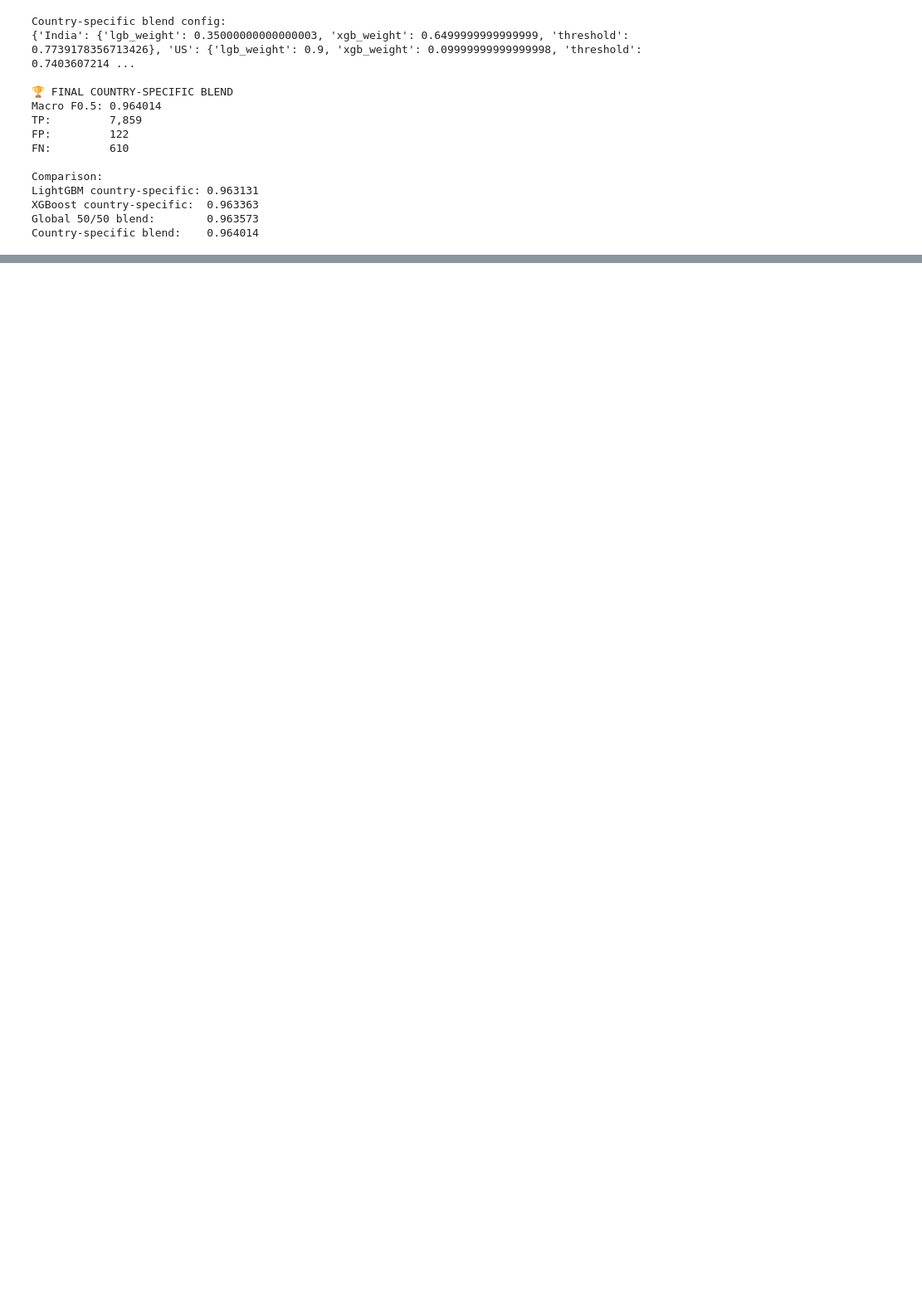
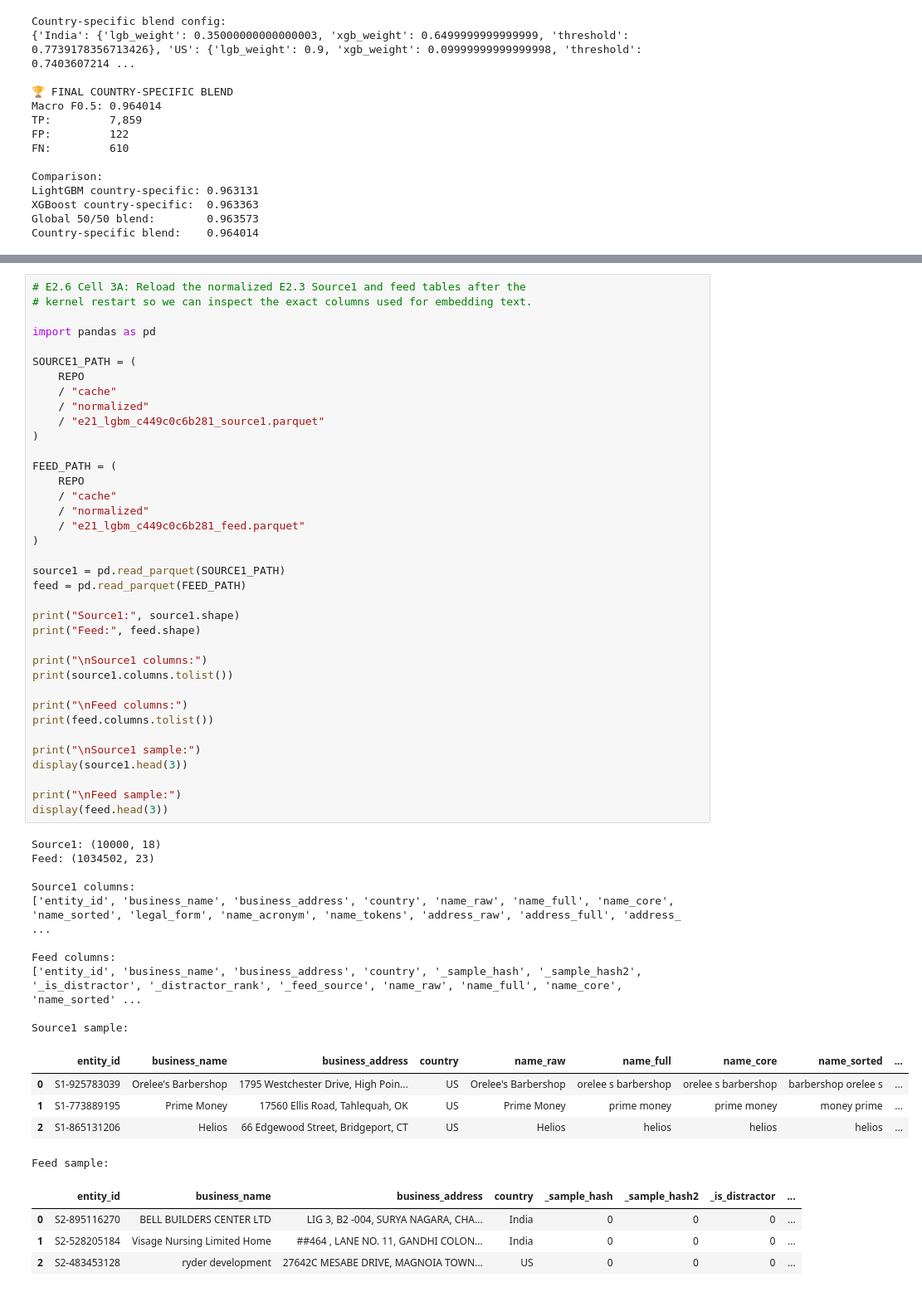
Before and after one commit to AbhiNow0909/Amazon-ML-Challenge, a Jupyter notebook: code/business_entity_resolution/notebooks/05_model.ipynb, the cells around one changed output, grey strips where cells are left out. Shown at 83% size. Cells and saved outputs as stored; diff of their text form; blank space fills up the shorter version.

```diff
--- a/code/business_entity_resolution/notebooks/05_model.ipynb
+++ b/code/business_entity_resolution/notebooks/05_model.ipynb
@@ -3271,0 +4231,57 @@ Country-specific blend:    0.964014
+# %%
+# E2.6 Cell 3A: Reload the normalized E2.3 Source1 and feed tables after the
+# kernel restart so we can inspect the exact columns used for embedding text.
+
+import pandas as pd
+
+SOURCE1_PATH = (
+    REPO
+    / "cache"
+    / "normalized"
+    / "e21_lgbm_c449c0c6b281_source1.parquet"
+)
+
+FEED_PATH = (
+    REPO
+    / "cache"
+    / "normalized"
+    / "e21_lgbm_c449c0c6b281_feed.parquet"
+)
+
+source1 = pd.read_parquet(SOURCE1_PATH)
+feed = pd.read_parquet(FEED_PATH)
+
+print("Source1:", source1.shape)
+print("Feed:", feed.shape)
+
+print("\nSource1 columns:")
+print(source1.columns.tolist())
+
+print("\nFeed columns:")
+print(feed.columns.tolist())
+
+print("\nSource1 sample:")
+display(source1.head(3))
+
+print("\nFeed sample:")
+display(feed.head(3))
+# %% [output]
+Source1: (10000, 18)
+Feed: (1034502, 23)
+
+Source1 columns:
+['entity_id', 'business_name', 'business_address', 'country', 'name_raw', 'name_full', 'name_core', 'name_sorted', 'legal_form', 'name_acronym', 'name_tokens', 'address_raw', 'address_full', 'address_ ...
+
+Feed columns:
+['entity_id', 'business_name', 'business_address', 'country', '_sample_hash', '_sample_hash2', '_is_distractor', '_distractor_rank', '_feed_source', 'name_raw', 'name_full', 'name_core', 'name_sorted' ...
+
+Source1 sample:
+|  | entity_id | business_name | business_address | country | name_raw | name_full | name_core | name_sorted | ... |
+| 0 | S1-925783039 | Orelee's Barbershop | 1795 Westchester Drive, High Poin... | US | Orelee's Barbershop | orelee s barbershop | orelee s barbershop | barbershop orelee s | ... |
+| 1 | S1-773889195 | Prime Money | 17560 Ellis Road, Tahlequah, OK | US | Prime Money | prime money | prime money | money prime | ... |
+| 2 | S1-865131206 | Helios | 66 Edgewood Street, Bridgeport, CT | US | Helios | helios | helios | helios | ... |
+Feed sample:
+|  | entity_id | business_name | business_address | country | _sample_hash | _sample_hash2 | _is_distractor | ... |
+| 0 | S2-895116270 | BELL BUILDERS CENTER LTD | LIG 3, B2 -004, SURYA NAGARA, CHA... | India | 0 | 0 | 0 | ... |
+| 1 | S2-528205184 | Visage Nursing Limited Home | ##464 , LANE NO. 11, GANDHI COLON... | India | 0 | 0 | 0 | ... |
+| 2 | S2-483453128 | ryder development | 27642C MESABE DRIVE, MAGNOIA TOWN... | US | 0 | 0 | 0 | ... |
```
Also changed, not shown: parts of 27 cells of this notebook, 48 other files.
